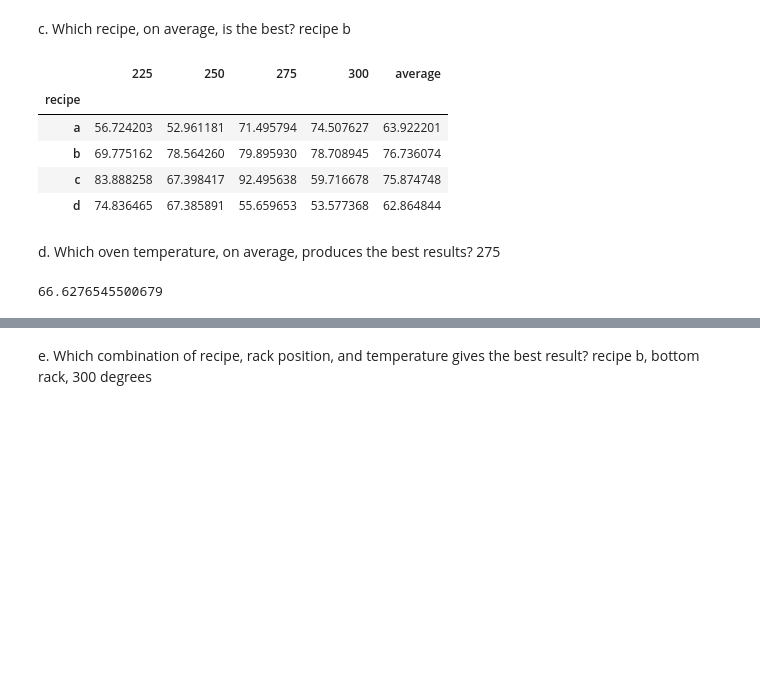
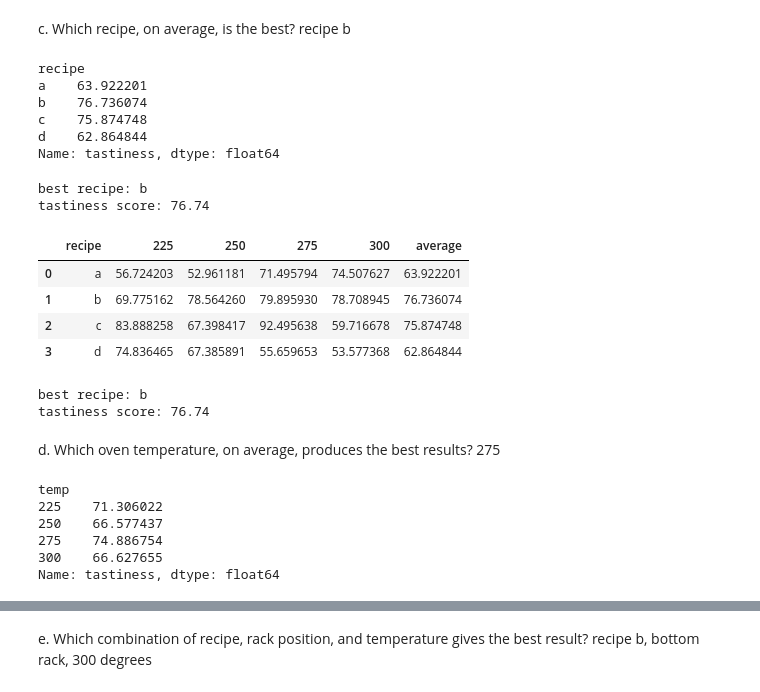
Before and after one commit to ChrisTeceno/classification-exercises, a Jupyter notebook: tidy_data.ipynb, the cells around one changed output, grey strips where cells are left out. Saved outputs shown, nothing was run; the diff lists cells and outputs as text; code cells hidden in the pictures; blank space fills up the shorter version.

```diff
--- a/tidy_data.ipynb
+++ b/tidy_data.ipynb
@@ -127,7 +127,7 @@ Reading from csv...
 b. Tidy the data as necessary.
 # %%
 tidy_cakes = cake_recipes
-tidy_cakes[['recipe', 'postiion']] = tidy_cakes['recipe:position'].str.split(':', expand = True)
+tidy_cakes[['recipe', 'position']] = tidy_cakes['recipe:position'].str.split(':', expand = True)
 tidy_cakes.drop(columns= 'recipe:position', inplace= True)
 tidy_cakes.head()
 # %% [output]
@@ -140,16 +154,43 @@ tidy_cakes.head()
 # %% [markdown]
 c. Which recipe, on average, is the best? recipe b
+# %%
+tidy_cakes_melt.groupby(['recipe']).tastiness.mean().head()
+# %% [output]
+recipe
+a    63.922201
+b    76.736074
+c    75.874748
+d    62.864844
+Name: tastiness, dtype: float64
+# %%
+print(f'''
+best recipe: {tidy_cakes_melt.groupby(['recipe']).tastiness.mean().idxmax()}
+tastiness score: {tidy_cakes_melt.groupby(['recipe']).tastiness.mean().max():.2f}
+'''
+)
+# %% [output]
+best recipe: b
+tastiness score: 76.74
 # %%
-#tidy_cakes['average'] = tidy_cakes.recipe.mean().mean()
+#alternative
 by_recipe = tidy_cakes.groupby('recipe').mean()
 by_recipe['average'] = by_recipe.mean(axis=1)
+by_recipe.reset_index(inplace=True)
 by_recipe
 # %% [output]
-|  | 225 | 250 | 275 | 300 | average |
-| recipe |  |  |  |  |  |
-| a | 56.724203 | 52.961181 | 71.495794 | 74.507627 | 63.922201 |
-| b | 69.775162 | 78.564260 | 79.895930 | 78.708945 | 76.736074 |
-| c | 83.888258 | 67.398417 | 92.495638 | 59.716678 | 75.874748 |
-| d | 74.836465 | 67.385891 | 55.659653 | 53.577368 | 62.864844 |
+|  | recipe | 225 | 250 | 275 | 300 | average |
+| 0 | a | 56.724203 | 52.961181 | 71.495794 | 74.507627 | 63.922201 |
+| 1 | b | 69.775162 | 78.564260 | 79.895930 | 78.708945 | 76.736074 |
+| 2 | c | 83.888258 | 67.398417 | 92.495638 | 59.716678 | 75.874748 |
+| 3 | d | 74.836465 | 67.385891 | 55.659653 | 53.577368 | 62.864844 |
+# %%
+print(f'''
+best recipe: {by_recipe.groupby(['recipe']).average.mean().idxmax()}
+tastiness score: {by_recipe.groupby(['recipe']).average.mean().max():.2f}
+'''
+)
+# %% [output]
+best recipe: b
+tastiness score: 76.74
 # %% [markdown]
 d. Which oven temperature, on average, produces the best results? 275
@@ -158,4 +197,9 @@ average = {'recipe: average', '225': by_recipe['225'].mean(), '250' : by_recipe[
-# %%
-by_recipe['300'].mean()
-# %% [output]
-66.6276545500679
+# %%
+tidy_cakes_melt.groupby(['temp']).tastiness.mean().head()
+# %% [output]
+temp
+225    71.306022
+250    66.577437
+275    74.886754
+300    66.627655
+Name: tastiness, dtype: float64
```
Also changed, not shown: parts of 7 cells of this notebook.
